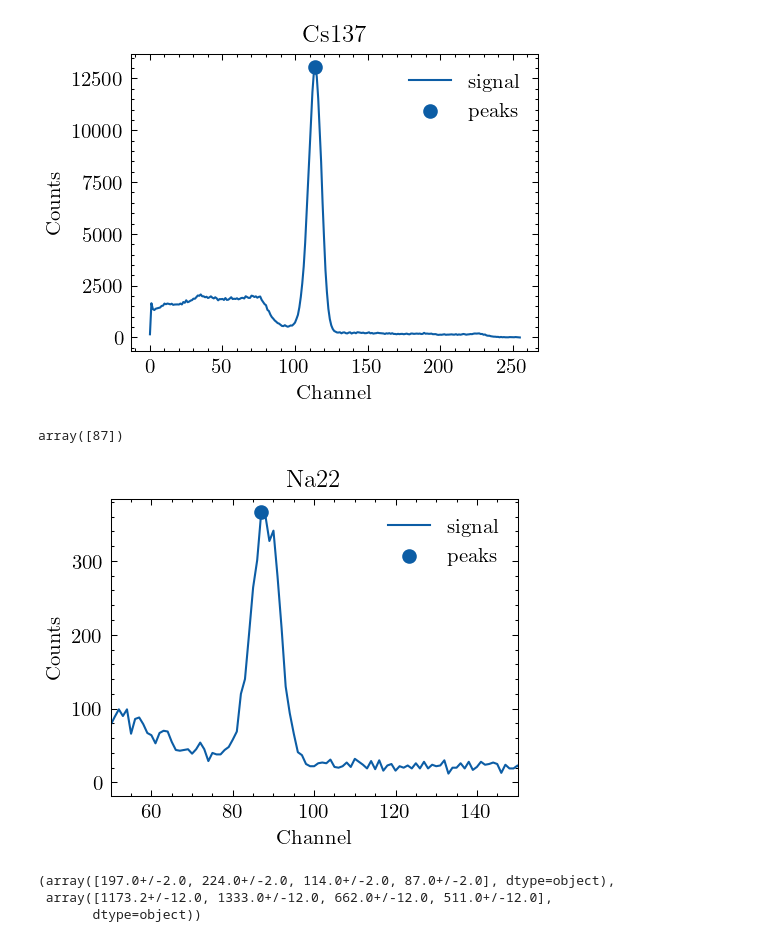
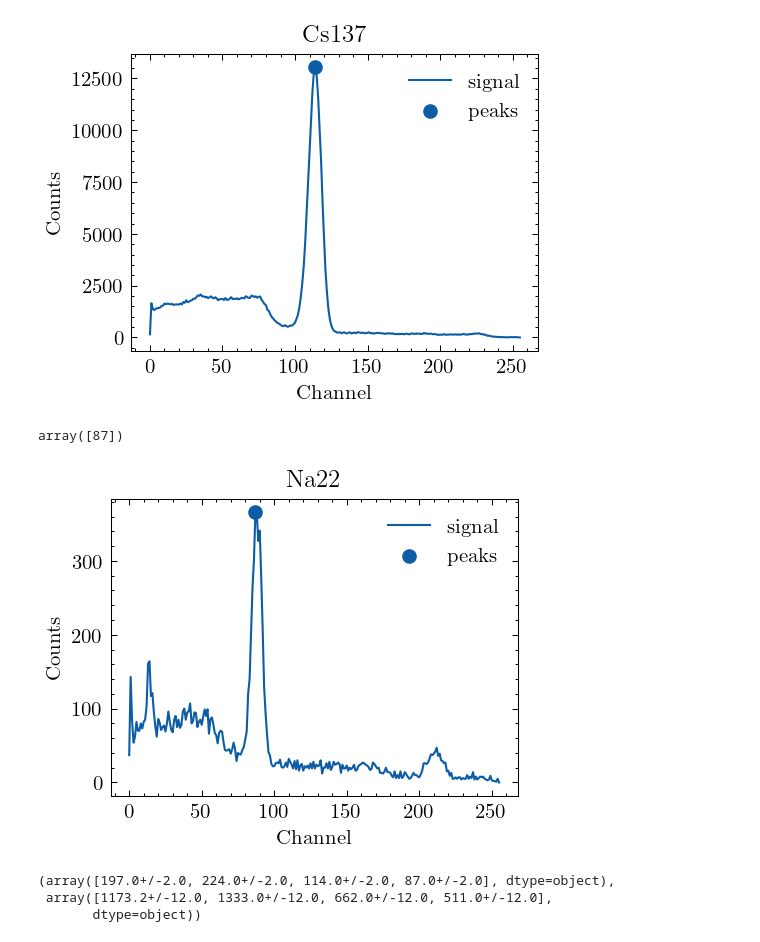
Before and after one commit to emhl/FP1, a Jupyter notebook: Compton.ipynb, the cells around one changed output. Saved outputs shown, nothing was run; the diff lists cells and outputs as text; code cells hidden in the pictures.

```diff
--- a/Compton.ipynb
+++ b/Compton.ipynb
@@ -130,21 +156,21 @@ array([114])
 # %%
 x,y= na22_kalib['channel'],na22_kalib['counts']
 plt.figure()
 plt.plot(x,y,label='signal')
 
 na22_peaks, _= sig.find_peaks(y, height=200, distance=20)
 plt.scatter(x[na22_peaks],y[na22_peaks], label='peaks')
-plt.xlim(50,150)
+# plt.xlim(50,150)
 
 plt.title('Na22')
 plt.xlabel('Channel')
 plt.ylabel('Counts')
 plt.legend()
 
 na22_peaks
 # %% [output]
 array([87])
-[figure, old version]
+[figure, new version]
 # %%
 def linfit(x,a,b):
     return a*x+b
```
Also changed, not shown: parts of 3 cells of this notebook.
